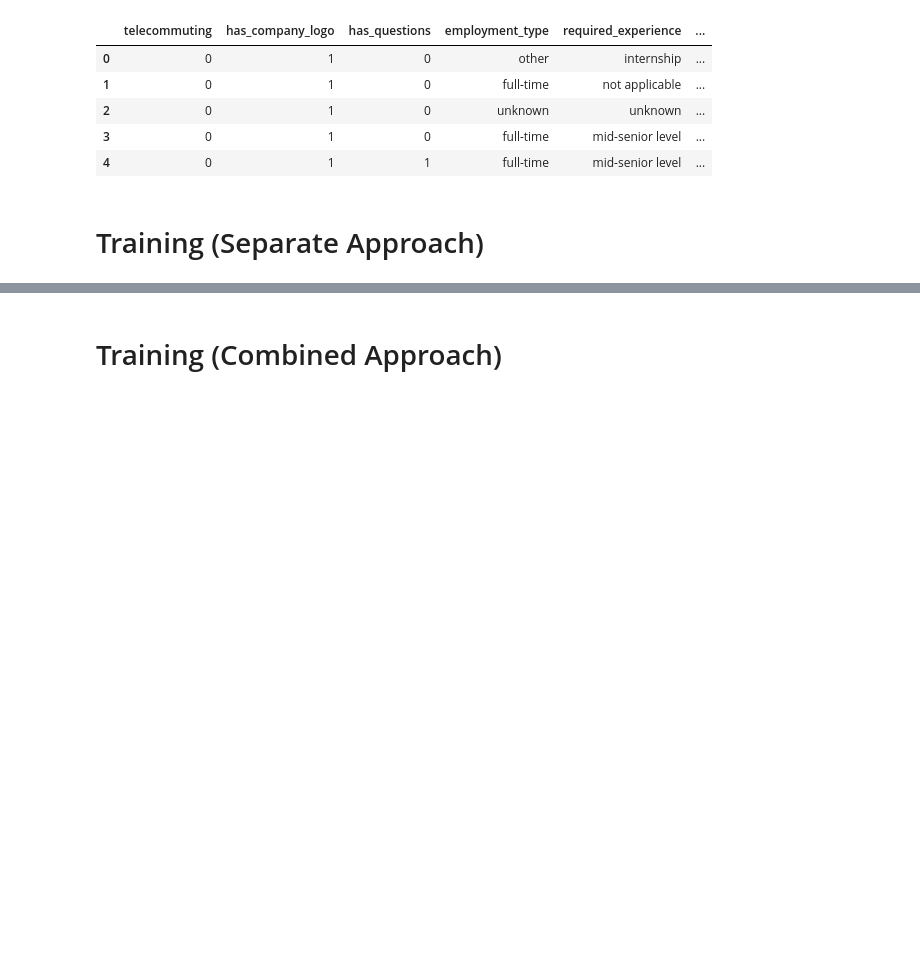
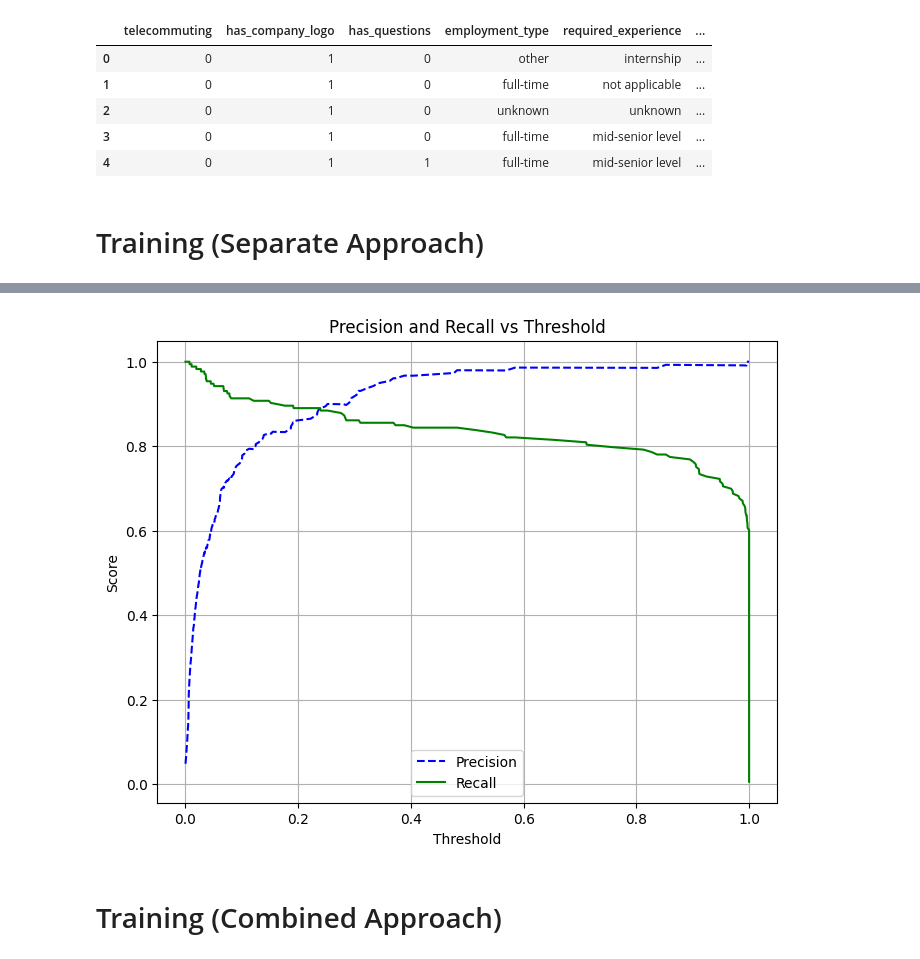
Before and after one commit to willdemelo/Fake_Job_Detector, a Jupyter notebook: SVCs.ipynb, the cells around one changed output, grey strips where cells are left out. Saved outputs shown, nothing was run; the diff lists cells and outputs as text; code cells hidden in the pictures; blank space fills up the shorter version.

```diff
--- a/SVCs.ipynb
+++ b/SVCs.ipynb
@@ -312,14 +270,16 @@ df_concat.head()
 # %%
-# # Plot precision and recall vs threshold
-# plt.figure(figsize=(8,6))
-# plt.plot(thresholds, precisions[:-1], "b--", label="Precision")
-# plt.plot(thresholds, recalls[:-1], "g-", label="Recall")
-# plt.xlabel("Threshold")
-# plt.ylabel("Score")
-# plt.title("Precision and Recall vs Threshold")
-# plt.legend()
-# plt.grid()
-# plt.show()
+# Plot precision and recall vs threshold
+plt.figure(figsize=(8,6))
+plt.plot(thresholds, precisions[:-1], "b--", label="Precision")
+plt.plot(thresholds, recalls[:-1], "g-", label="Recall")
+plt.xlabel("Threshold")
+plt.ylabel("Score")
+plt.title("Precision and Recall vs Threshold")
+plt.legend()
+plt.grid()
+plt.show()
+# %% [output]
+[figure, added]
 # %% [markdown]
 # Training (Combined Approach)
 # %%
```
Also changed, not shown: parts of 27 cells of this notebook, 2 other files.
